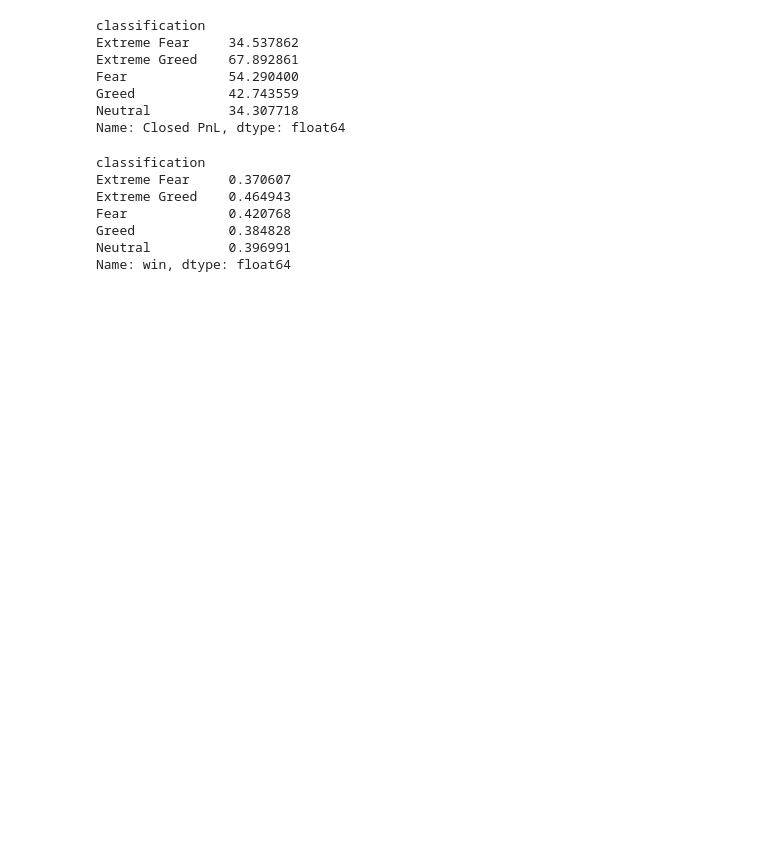
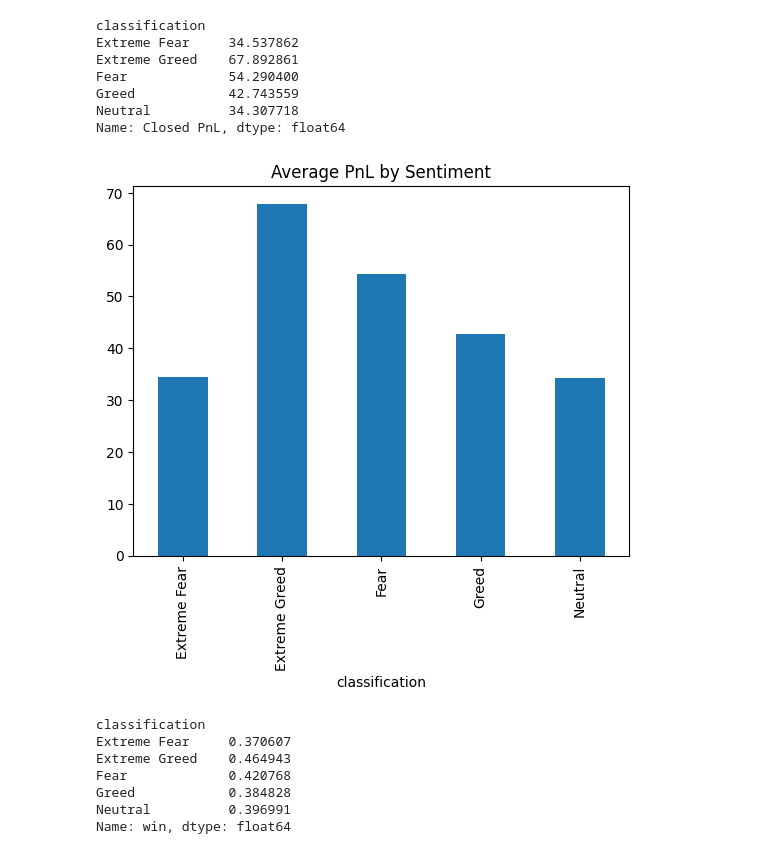
Before and after one commit to shanib-techie/power-bi, a Jupyter notebook: data science ]/notebook/analysis.ipynb, the cells around one changed output. Cells and saved outputs as stored; diff of their text form; code cells hidden in the pictures; blank space fills up the shorter version.

```diff
--- a/data science ]/notebook/analysis.ipynb
+++ b/data science ]/notebook/analysis.ipynb
@@ -204,6 +245,12 @@ Fear             54.290400
 Greed            42.743559
 Neutral          34.307718
 Name: Closed PnL, dtype: float64
+# %%
+pnl_sentiment = df.groupby('classification')['Closed PnL'].mean().plot(kind='bar')
+plt.title("Average PnL by Sentiment")
+plt.show()
+# %% [output]
+[figure, added]
 # %%
 df['win'] = df['Closed PnL'] > 0
 
```
Also changed, not shown: parts of 10 cells of this notebook.
